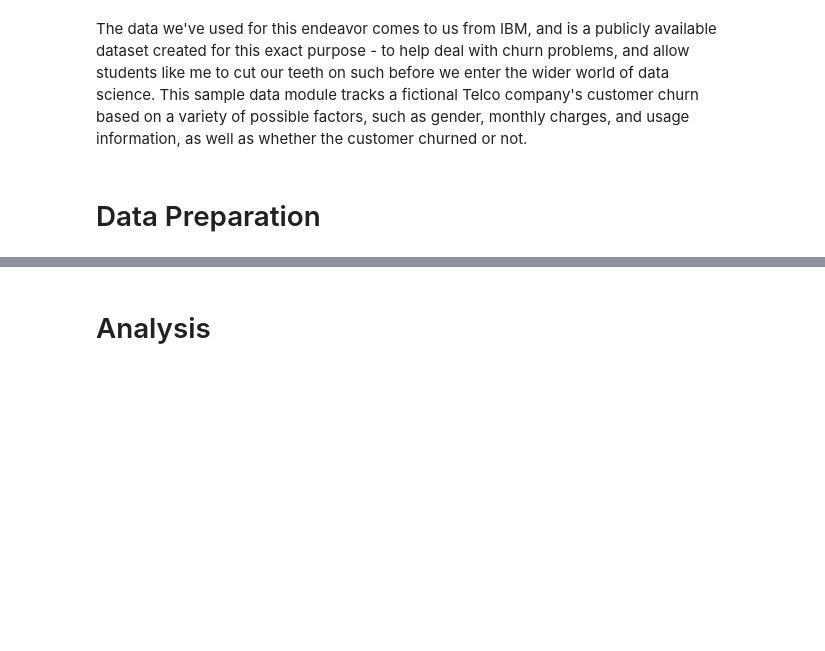
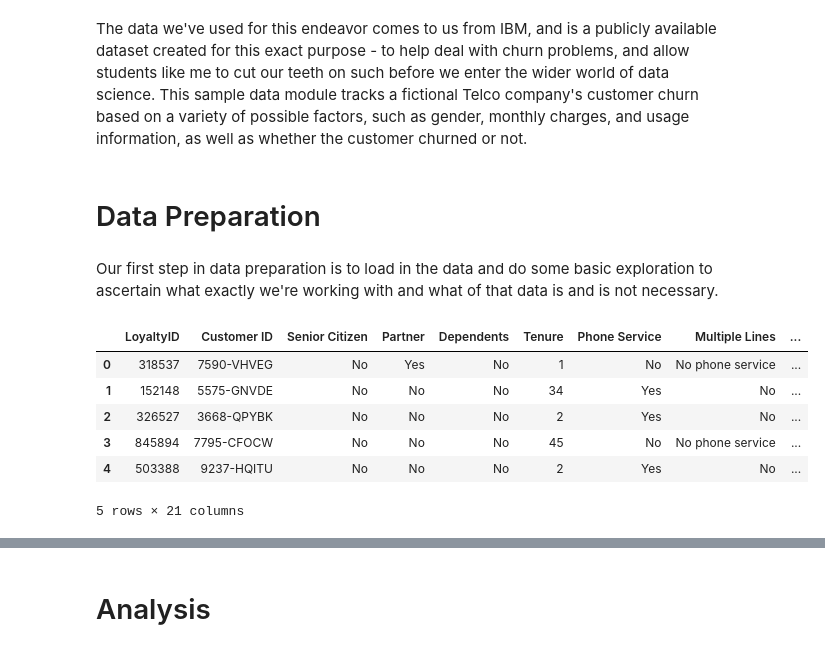
Before and after one commit to falloutb1tch/ChurnBackTime, a Jupyter notebook: Final.ipynb, the cells around one changed output, grey strips where cells are left out. Cells and saved outputs as stored; diff of their text form; code cells hidden in the pictures; blank space fills up the shorter version.

```diff
--- a/Final.ipynb
+++ b/Final.ipynb
@@ -18,0 +34,14 @@ The data we've used for this endeavor comes to us from IBM, and is a publicly av
+# %% [markdown]
+Our first step in data preparation is to load in the data and do some basic exploration to ascertain what exactly we're working with and what of that data is and is not necessary.
+# %%
+churn_df = pd.read_excel('Data/CustomerChurn.xlsx')
+# %%
+churn_df.head()
+# %% [output]
+|  | LoyaltyID | Customer ID | Senior Citizen | Partner | Dependents | Tenure | Phone Service | Multiple Lines | ... |
+| 0 | 318537 | 7590-VHVEG | No | Yes | No | 1 | No | No phone service | ... |
+| 1 | 152148 | 5575-GNVDE | No | No | No | 34 | Yes | No | ... |
+| 2 | 326527 | 3668-QPYBK | No | No | No | 2 | Yes | No | ... |
+| 3 | 845894 | 7795-CFOCW | No | No | No | 45 | No | No phone service | ... |
+| 4 | 503388 | 9237-HQITU | No | No | No | 2 | Yes | No | ... |
+5 rows × 21 columns
```
Also changed, not shown: parts of 27 cells of this notebook.
